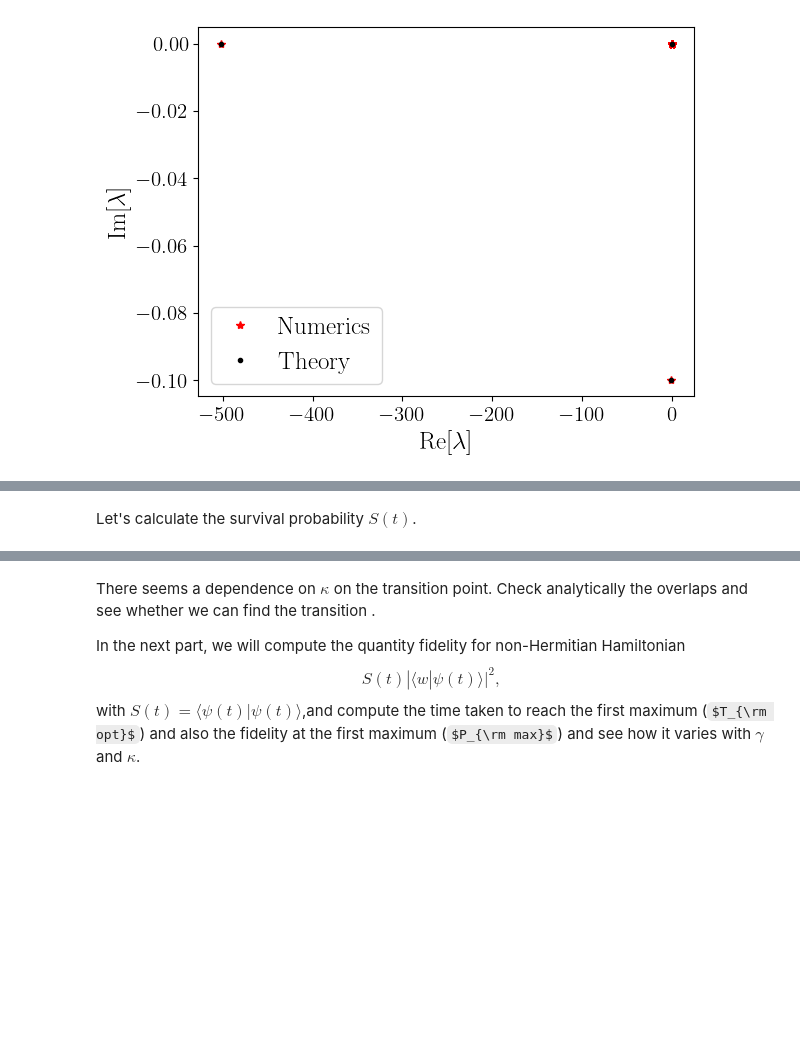
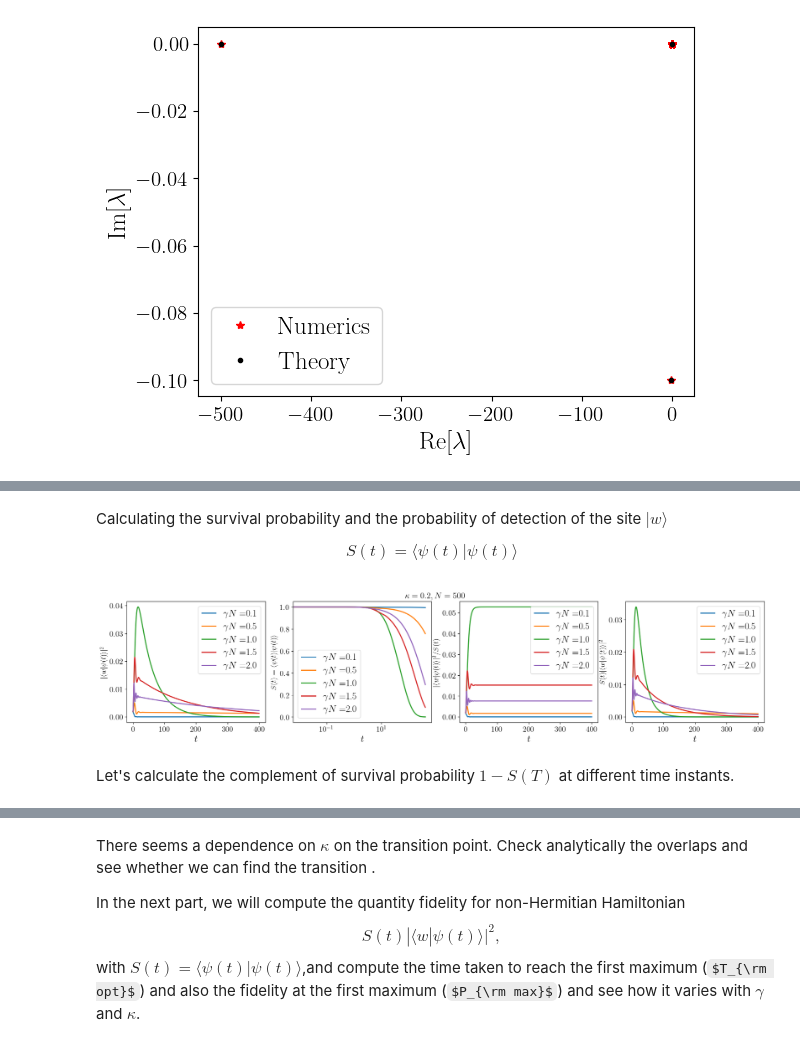
Before and after one commit to sayanr5834/non-Hermitian_QS, a Jupyter notebook: NH_quantum_walker.ipynb, the cells around one changed output, grey strips where cells are left out. Saved outputs shown, nothing was run; the diff lists cells and outputs as text; code cells hidden in the pictures; some formulas as TeX source; blank space fills up the shorter version.

Commit message:
analysis of survival probability

```diff
--- a/NH_quantum_walker.ipynb
+++ b/NH_quantum_walker.ipynb
@@ -297,0 +128,5 @@ plt.show()
+# %% [markdown]
+Calculating the survival probability and the probability of detection of the site $| w \rangle$
+
+
+$$S(t) =  \langle \psi(t)| \psi(t) \rangle$$
@@ -298,5 +181,65 @@ plt.show()
+# %%
+fig, ax = plt.subplots(1, 4, figsize=(22, 4))  # 1 row, 4 columns
+
+ax[0].plot(np.arange(m)*dt,w_prob[0],label = f'$\\gamma N=${gamma[0]*N}')
+ax[0].plot(np.arange(m)*dt,w_prob[1],label = f'$\\gamma N=${gamma[1]*N}')
+ax[0].plot(np.arange(m)*dt,w_prob[2],label = f'$\\gamma N=${gamma[2]*N}')
+ax[0].plot(np.arange(m)*dt,w_prob[3],label = f'$\\gamma N=${gamma[3]*N}')
+ax[0].plot(np.arange(m)*dt,w_prob[4],label = f'$\\gamma N=${gamma[4]*N}')
+
+ax[0].legend(frameon =True,loc = 'upper right')
+ax[0].set_xlabel(r'$t$')
+ax[0].set_ylabel(r'$|\langle w|\psi(t)\rangle|^2$',fontsize = 14)
+
+##############################
+ax[1].plot(np.arange(m)*dt,s_prob[0],label = f'$\\gamma N=${gamma[0]*N}')
+ax[1].plot(np.arange(m)*dt,s_prob[1],label = f'$\\gamma N=${gamma[1]*N}')
+ax[1].plot(np.arange(m)*dt,s_prob[2],label = f'$\\gamma N=${gamma[2]*N}')
+ax[1].plot(np.arange(m)*dt,s_prob[3],label = f'$\\gamma N=${gamma[3]*N}')
+ax[1].plot(np.arange(m)*dt,s_prob[4],label = f'$\\gamma N=${gamma[4]*N}')
+
+
+ax[1].legend(frameon =True,loc = 'lower left')
+ax[1].set_xlabel(r'$t$')
+ax[1].set_ylabel(r'$S(t) = \langle \psi(t)|\psi(t)\rangle$',fontsize = 14)
+ax[1].set_xscale('log')
+
+##############################
+ax[2].plot(np.arange(m)*dt,sn_prob[0],label = f'$\\gamma N=${gamma[0]*N}')
+ax[2].plot(np.arange(m)*dt,sn_prob[1],label = f'$\\gamma N=${gamma[1]*N}')
+ax[2].plot(np.arange(m)*dt,sn_prob[2],label = f'$\\gamma N=${gamma[2]*N}')
+ax[2].plot(np.arange(m)*dt,sn_prob[3],label = f'$\\gamma N=${gamma[3]*N}')
+ax[2].plot(np.arange(m)*dt,sn_prob[4],label = f'$\\gamma N=${gamma[4]*N}')
+
+
+ax[2].legend(frameon =True,loc = 'upper right')
+ax[2].set_xlabel(r'$t$')
+ax[2].set_ylabel(r'$|\langle w|\psi(t)\rangle|^2 / S(t)$', fontsize = 14)
+
+##############################
+ax[3].plot(np.arange(m)*dt,sf_prob[0],label = f'$\\gamma N=${gamma[0]*N}')
+ax[3].plot(np.arange(m)*dt,sf_prob[1],label = f'$\\gamma N=${gamma[1]*N}')
+ax[3].plot(np.arange(m)*dt,sf_prob[2],label = f'$\\gamma N=${gamma[2]*N}')
+ax[3].plot(np.arange(m)*dt,sf_prob[3],label = f'$\\gamma N=${gamma[3]*N}')
+ax[3].plot(np.arange(m)*dt,sf_prob[4],label = f'$\\gamma N=${gamma[4]*N}')
+
+
+ax[3].legend(frameon =True,loc = 'upper right')
+ax[3].set_xlabel(r'$t$')
+ax[3].set_ylabel(r'$S(t)|\langle w|\psi(t)\rangle|^2$',fontsize = 14)
+
+
+# Title for the whole figure
+fig.suptitle(f'$\\kappa = {kappa}, N = {N}$', fontsize=16)
+fig.subplots_adjust(top=0.92)
+
+
+plt.savefig(f'../Figures/Fidelity_CG_dynamics/fidelity_dynamics_kappa{kappa}-N{N}.pdf',bbox_inches = 'tight')
+plt.show()
+# %% [output]
+[figure, added]
 # %% [markdown]
-Let's calculate the survival probability $S(t)$.
+Let's calculate the complement of survival probability $1 - S(T)$ at different time instants.
 # %%
 N = 500
 w  = 10
```
Also changed, not shown: parts of 31 cells of this notebook.
